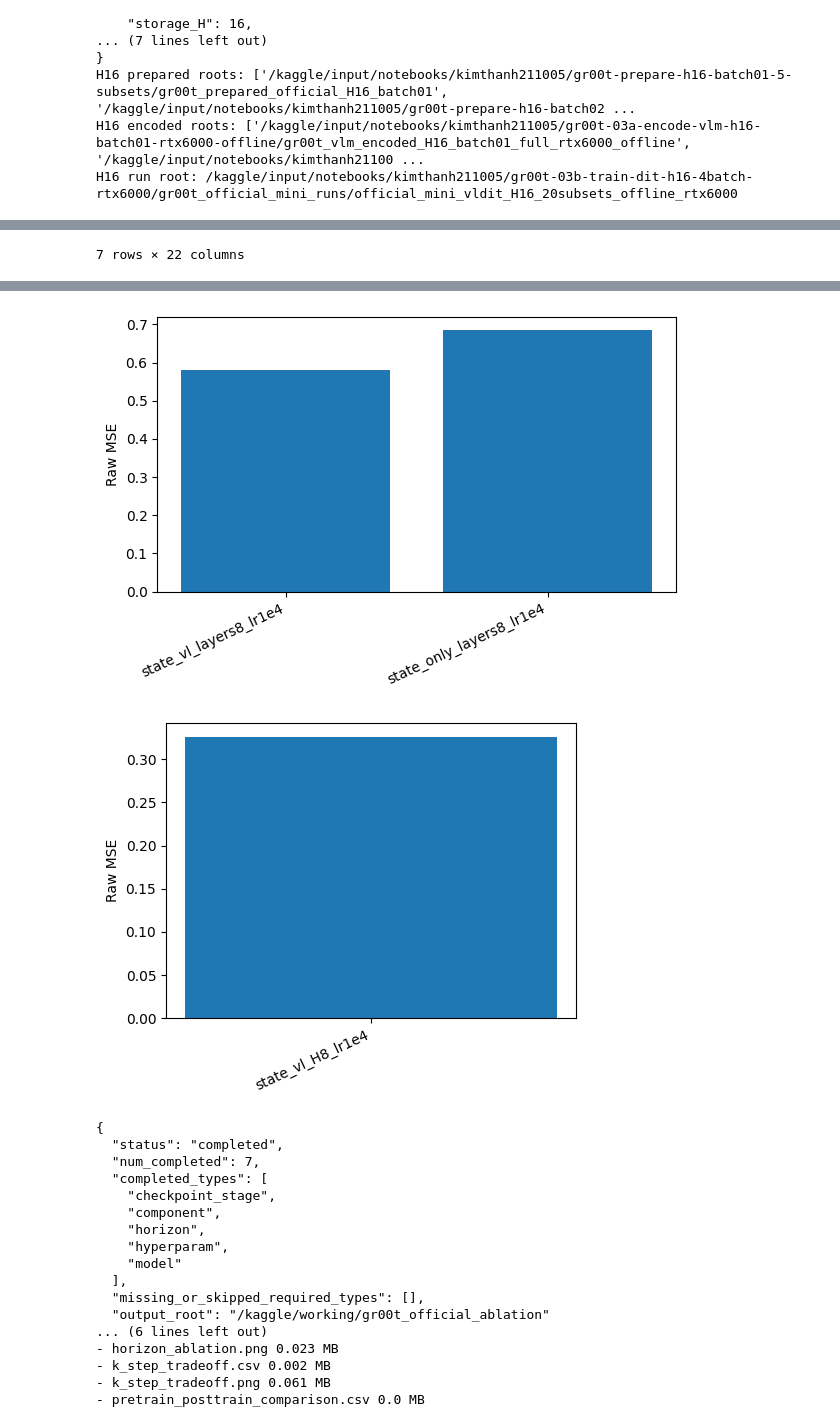
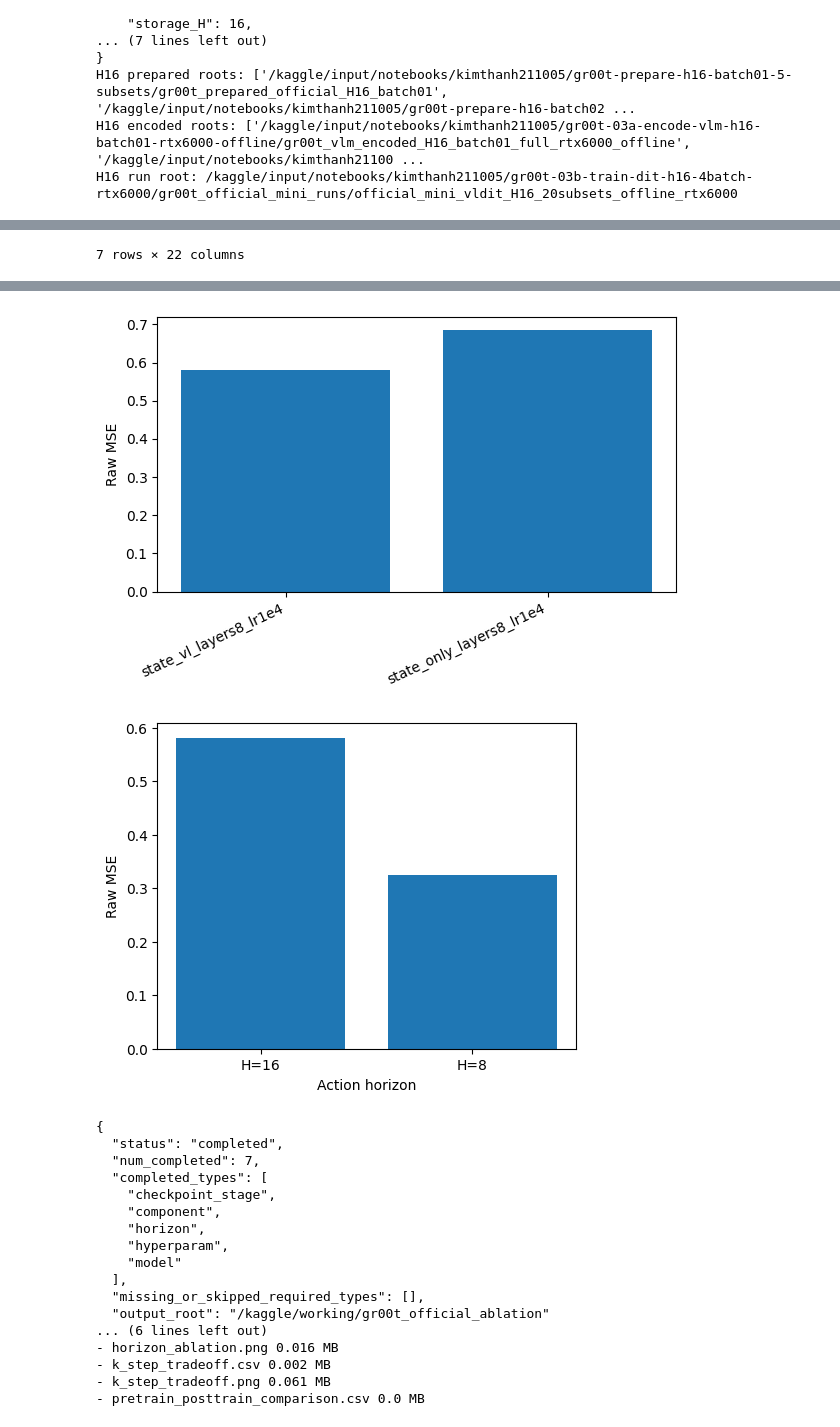
Before and after one commit to thkt2110/isaac-groot, a Jupyter notebook: 05_ablation/05_ablation.ipynb, the cells around one changed output, grey strips where cells are left out. Cells and saved outputs as stored; diff of their text form; code cells hidden in the pictures.

Commit message:
Finalize ablation notebook and seminar slide plan

```diff
--- a/05_ablation/05_ablation.ipynb
+++ b/05_ablation/05_ablation.ipynb
@@ -680,11 +680,24 @@ if len(k_df):
 component_df=summary_df[(summary_df.status=="completed") & (summary_df.type.astype(str).str.contains("component", na=False))]
 if len(component_df):
     plt.figure(figsize=(6,4)); plt.bar(component_df.run, component_df.raw_mse); plt.xticks(rotation=25,ha="right"); plt.ylabel("Raw MSE"); plt.tight_layout(); plt.savefig(OUTPUT_ROOT/"component_ablation.png",dpi=160); plt.show()
-horizon_df=summary_df[summary_df.type=="horizon"] if "type" in summary_df else pd.DataFrame()
+# Horizon ablation must compare the H=8 run against the matching H=16 baseline.
+# Filtering only type == "horizon" would keep H=8 alone and produce a one-bar chart.
+horizon_runs = ["state_vl_layers8_lr1e4", "state_vl_H8_lr1e4"]
+horizon_df = summary_df[summary_df.run.isin(horizon_runs)].copy() if "run" in summary_df else pd.DataFrame()
 if len(horizon_df):
+    horizon_df["horizon_label"] = horizon_df["H"].apply(lambda h: f"H={int(h)}" if pd.notna(h) else "H=?")
+    horizon_df["plot_order"] = horizon_df["H"].astype(float)
+    horizon_df = horizon_df.sort_values("plot_order", ascending=False).drop(columns=["plot_order"])
     horizon_df.to_csv(OUTPUT_ROOT/"horizon_ablation.csv",index=False)
-    if (horizon_df.status=="completed").any():
-        plt.figure(figsize=(5,4)); plt.bar(horizon_df.run, horizon_df.raw_mse); plt.xticks(rotation=25,ha="right"); plt.ylabel("Raw MSE"); plt.tight_layout(); plt.savefig(OUTPUT_ROOT/"horizon_ablation.png",dpi=160); plt.show()
+    completed_horizon_df = horizon_df[horizon_df.status=="completed"] if "status" in horizon_df else horizon_df
+    if len(completed_horizon_df):
+        plt.figure(figsize=(5,4))
+        plt.bar(completed_horizon_df.horizon_label, completed_horizon_df.raw_mse)
+        plt.xlabel("Action horizon")
+        plt.ylabel("Raw MSE")
+        plt.tight_layout()
+        plt.savefig(OUTPUT_ROOT/"horizon_ablation.png",dpi=160)
+        plt.show()
 
 required_types={"component","model","hyperparam","horizon"}
 completed_types=set()
@@ -724,34 +737,34 @@ Traceback (most recent call last):
     assert self._parent_pid == os.getpid(), 'can only test a child process'
            ^^^^^^^^^^^^^^^^^^^^^^^^^^^^^^^
 AssertionError: can only test a child process
 Exception ignored in: <function _MultiProcessingDataLoaderIter.__del__ at 0x...>
 ... (94 lines left out)
   File "/usr/lib/python3.12/multiprocessing/process.py", line 160, in is_alive
     assert self._parent_pid == os.getpid(), 'can only test a child process'
            ^^^^^^^^^^^^^^^^^^^^^^^^^^^^^^^
 AssertionError: can only test a child process
 |  | run | status | type | use_vl | H | layers | hidden_dim | lr | num_params | train_samples | ... |
 | 0 | state_vl_layers8_lr1e4 | completed | component/model/hyperparam | True | 16 | 8 | 512 | 0.00010 | 35272236.0 | 3022069.0 | ... |
 | 1 | state_only_layers8_lr1e4 | completed | component | False | 16 | 8 | 512 | 0.00010 | 34486316.0 | 3022069.0 | ... |
 | 2 | state_vl_layers4_lr1e4 | completed | model | True | 16 | 4 | 512 | 0.00010 | 18456108.0 | 3022069.0 | ... |
 | 3 | state_vl_layers8_lr5e5 | completed | hyperparam | True | 16 | 8 | 512 | 0.00005 | 35272236.0 | 3022069.0 | ... |
 | 4 | state_vl_H8_lr1e4 | completed | horizon | True | 8 | 8 | 512 | 0.00010 | 35268140.0 | 3022069.0 | ... |
 | 5 | pretrain_only | completed | checkpoint_stage | True | 16 | 8 | 512 | 0.00010 | NaN | NaN | ... |
 | 6 | posttrain_task_specific | completed | checkpoint_stage | True | 16 | 8 | 512 | 0.00005 | NaN | NaN | ... |
 7 rows × 22 columns
 |  | run | status | type | use_vl | H | layers | hidden_dim | lr | global_steps | raw_mse | ... |
 | 0 | pretrain_only | completed | checkpoint_stage | True | 16 | 8 | 512 | 0.00010 | 11805 | 0.595236 | ... |
 | 1 | posttrain_task_specific | completed | checkpoint_stage | True | 16 | 8 | 512 | 0.00005 | 196 | 0.408512 | ... |
 |  | run | type | H | use_vl | layers | lr | K | raw_mse | raw_mae | raw_rmse | ... |
 | 0 | state_vl_layers8_lr1e4 | component/model/hyperparam | 16 | True | 8 | 0.0001 | 1 | 0.900822 | 0.411611 | 0.949116 | ... |
 | 1 | state_vl_layers8_lr1e4 | component/model/hyperparam | 16 | True | 8 | 0.0001 | 4 | 0.580838 | 0.205588 | 0.762127 | ... |
 | 2 | state_vl_layers8_lr1e4 | component/model/hyperparam | 16 | True | 8 | 0.0001 | 8 | 0.584648 | 0.203140 | 0.764623 | ... |
 | 3 | state_vl_layers8_lr1e4 | component/model/hyperparam | 16 | True | 8 | 0.0001 | 16 | 0.581025 | 0.202085 | 0.762250 | ... |
 | 4 | state_only_layers8_lr1e4 | component | 16 | False | 8 | 0.0001 | 1 | 0.880310 | 0.394165 | 0.938248 | ... |
 [figure]
 [figure]
 [figure]
-[figure, old version]
+[figure, new version]
 {
   "status": "completed",
   "num_completed": 7,
@@ -765,7 +778,7 @@ AssertionError: can only test a child process
   "missing_or_skipped_required_types": [],
   "output_root": "/kaggle/working/gr00t_official_ablation"
 ... (6 lines left out)
-- horizon_ablation.png 0.023 MB
+- horizon_ablation.png 0.016 MB
 - k_step_tradeoff.csv 0.002 MB
 - k_step_tradeoff.png 0.061 MB
 - pretrain_posttrain_comparison.csv 0.0 MB
```
Also changed, not shown: parts of 1 cell of this notebook, 4 other files.
